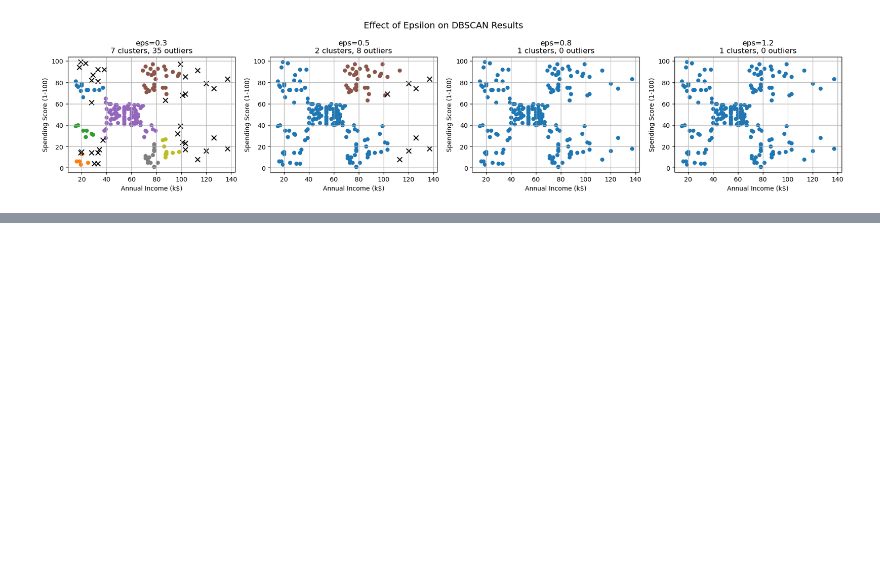
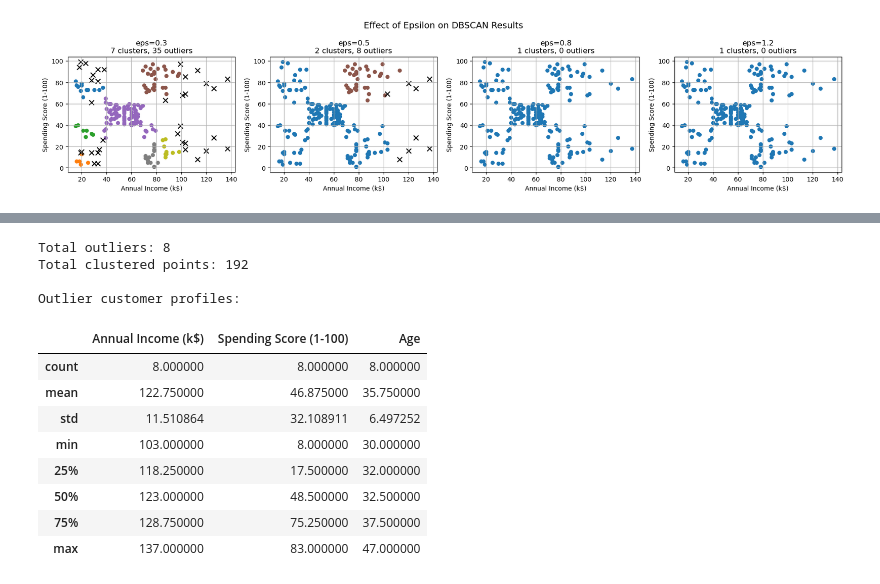
Before and after one commit to ChrisMingoti/CMOR-438-SP26-Repository, a Jupyter notebook: examples/Unsupervised_Learning/DBSCAN/dbscan.ipynb, the cells around one changed output, grey strips where cells are left out. Saved outputs shown, nothing was run; the diff lists cells and outputs as text; code cells hidden in the pictures; blank space fills up the shorter version.

```diff
--- a/examples/Unsupervised_Learning/DBSCAN/dbscan.ipynb
+++ b/examples/Unsupervised_Learning/DBSCAN/dbscan.ipynb
@@ -189,0 +198,27 @@ plt.show()
+# %%
+# Add cluster labels back to the original dataframe
+df['Cluster'] = labels
+
+# Separate outliers from clustered points
+outliers = df[df['Cluster'] == -1]
+clustered = df[df['Cluster'] != -1]
+
+print(f"Total outliers: {len(outliers)}")
+print(f"Total clustered points: {len(clustered)}")
+print()
+print("Outlier customer profiles:")
+outliers[['Annual Income (k$)', 'Spending Score (1-100)', 'Age', 'Gender']].describe()
+# %% [output]
+Total outliers: 8
+Total clustered points: 192
+
+Outlier customer profiles:
+|  | Annual Income (k$) | Spending Score (1-100) | Age |
+| count | 8.000000 | 8.000000 | 8.000000 |
+| mean | 122.750000 | 46.875000 | 35.750000 |
+| std | 11.510864 | 32.108911 | 6.497252 |
+| min | 103.000000 | 8.000000 | 30.000000 |
+| 25% | 118.250000 | 17.500000 | 32.000000 |
+| 50% | 123.000000 | 48.500000 | 32.500000 |
+| 75% | 128.750000 | 75.250000 | 37.500000 |
+| max | 137.000000 | 83.000000 | 47.000000 |
```
Also changed, not shown: parts of 4 cells of this notebook.
